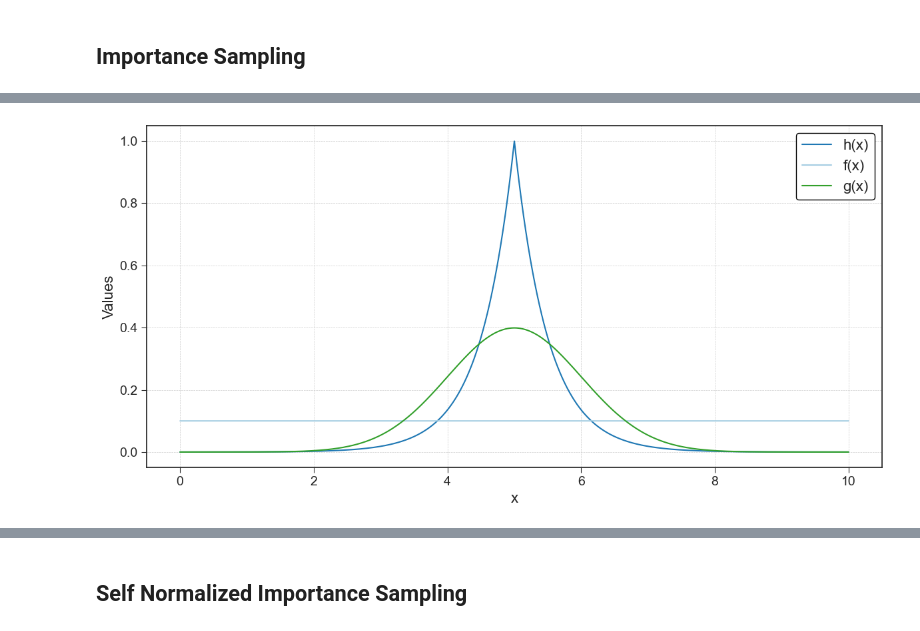
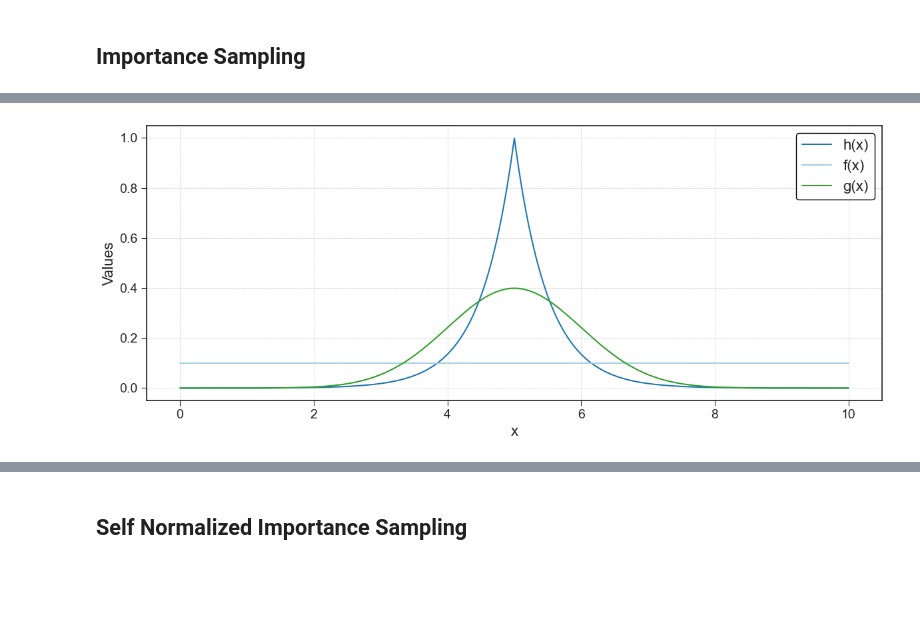
Before and after one commit to rosastreg/Undergrad_AM_Thesis, a Jupyter notebook: Theory/2_Introduction_to_Monte_Carlo_Methods.ipynb, the cells around one changed output, grey strips where cells are left out. Drawn from its saved outputs; the diff is of its cells as text; code cells hidden in the pictures; blank space fills up the shorter version.

Commit message:
adjusted figure sizes to match the LATEX document

```diff
--- a/Theory/2_Introduction_to_Monte_Carlo_Methods.ipynb
+++ b/Theory/2_Introduction_to_Monte_Carlo_Methods.ipynb
@@ -157,35 +162,35 @@ def f_IS(x):
 def g_IS(x):
     return stats.norm.pdf(x, loc=5, scale =1)
 
 #Plot the functions
 x = np.linspace(0,10,10000)
 
-plt.figure(figsize=(12, 6))
+plt.figure(figsize=(12, 5))
 plt.style.use('seaborn-v0_8-ticks')
 colors = sns.color_palette('Paired')
 
 plt.plot(x,np.exp(-2*np.abs(x-5)),color=colors[1], label = 'h(x)')
 plt.plot(x,f_IS(x), color=colors[0], label = 'f(x)')
 plt.plot(x,g_IS(x), color=colors[3], label='g(x)')
 
 plt.xlabel('x', fontsize=16)
 plt.ylabel('Values', fontsize=16)
 plt.legend(
     loc='upper right',
     fontsize=16,
     frameon=True,
     fancybox=True,
     framealpha=1,
     edgecolor='black',
     facecolor='white')
 
 plt.xlim(-0.5,10.5)
 plt.tick_params(axis='both', which='major', labelsize=14)
 plt.grid(visible=True, linestyle='--', linewidth=0.5)
 plt.tight_layout()
 plt.show()
 # %% [output]
-[figure, old version]
+[figure, new version]
 # %%
 def IS(h,f,g, g_samples, n):
     """Perform Importance Sampling to estimate the expectation of h(x) under the target distribution f(x) using n samples drawn from g(x).
```
Also changed, not shown: parts of 15 cells of this notebook.
